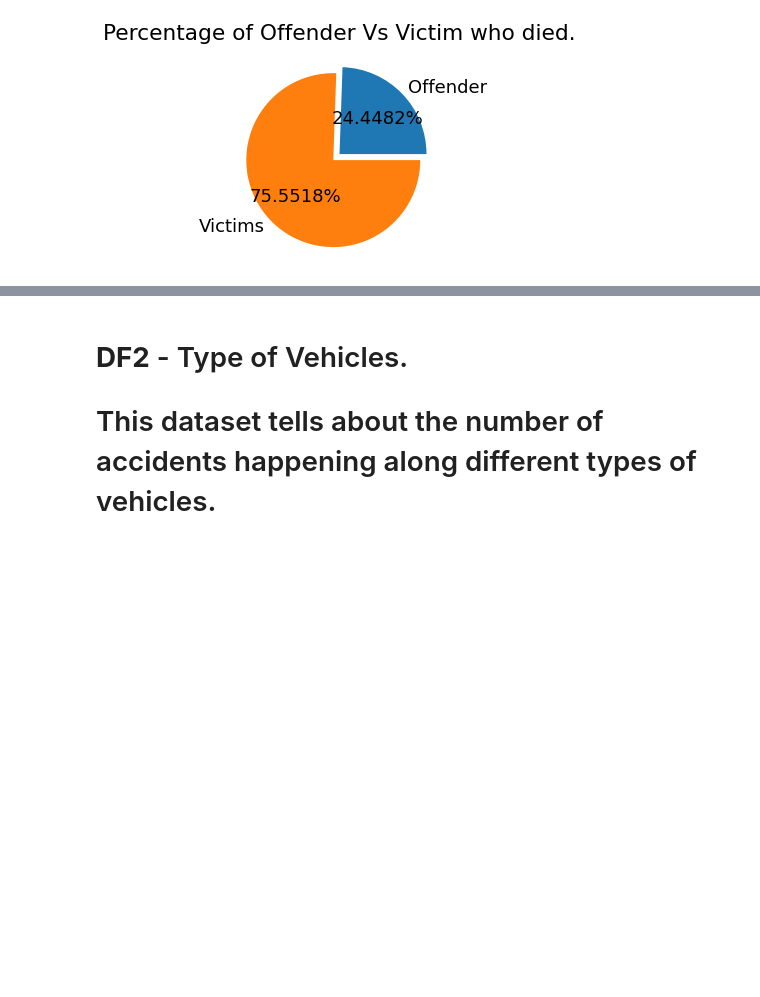
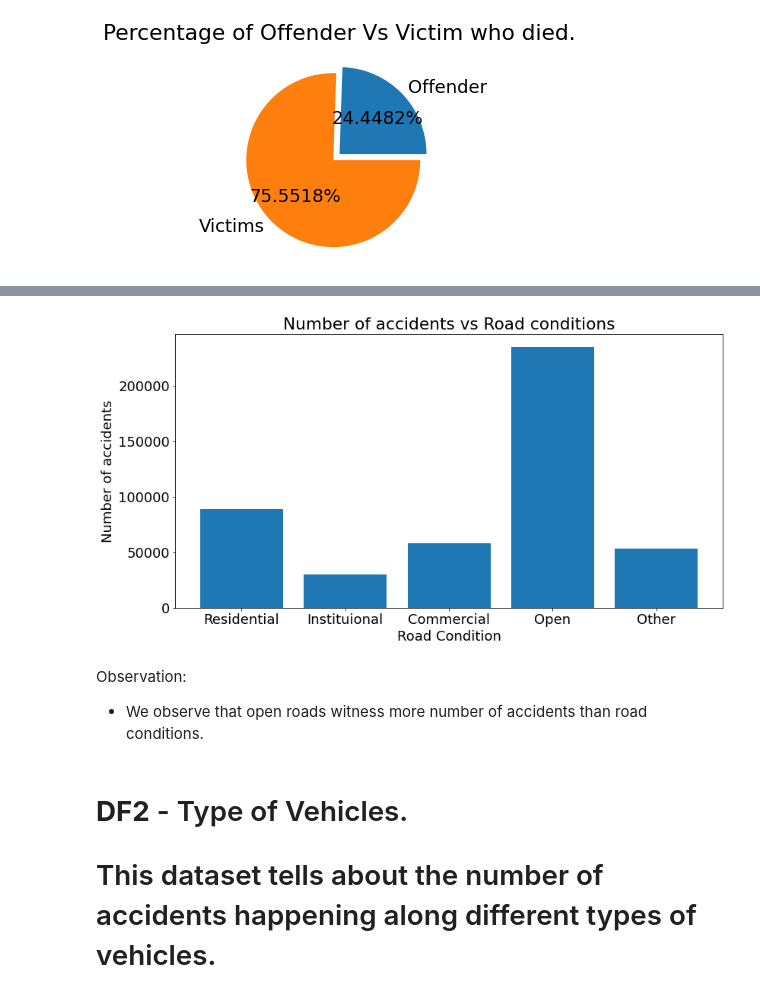
Before and after one commit to prajapatiabhi/Analysis_Of_Road_Accidents_in_India, a Jupyter notebook: Analysis_Road_Accidents.ipynb, the cells around one changed output, grey strips where cells are left out. Drawn from its saved outputs; the diff is of its cells as text; code cells hidden in the pictures; blank space fills up the shorter version.

```diff
--- a/Analysis_Road_Accidents.ipynb
+++ b/Analysis_Road_Accidents.ipynb
@@ -405,3 +456,21 @@ plt.show()
+# %%
+road_conditions = pd.read_excel('road_environment.xls', usecols=['Residential Area - Total Accidents', 'Institutional Area - Total Accidents', 'Market/Commercial area - Total Accidents', 'Open Area - Total Accidents', 'Others - Total Accidents'])
+# %%
+fig = plt.figure(figsize = (10,5))
+ax = fig.add_axes([0, 0, 1, 1])
+labels = ['Residential', 'Instituional', 'Commercial', 'Open', 'Other']
+condition = [road_conditions['Residential Area - Total Accidents'].values[-1], road_conditions['Institutional Area - Total Accidents'].values[-1], road_conditions['Market/Commercial area - Total Accidents'].values[-1], road_conditions['Open Area - Total Accidents'].values[-1], road_conditions['Others - Total Accidents'].values[-1]]
+plt.ylabel('Number of accidents')
+plt.title('Number of accidents vs Road conditions')
+plt.xlabel('Road Condition')
+ax.bar(labels,condition)
+plt.show()
+# %% [output]
+[figure, added]
+# %% [markdown]
+
+Observation:
+*   We observe that open roads witness more number of accidents than road conditions.
 # %% [markdown]
 # **DF2** - Type of Vehicles.
 # This dataset tells about the number of accidents happening along different types of vehicles.
```
Also changed, not shown: parts of 16 cells of this notebook.
